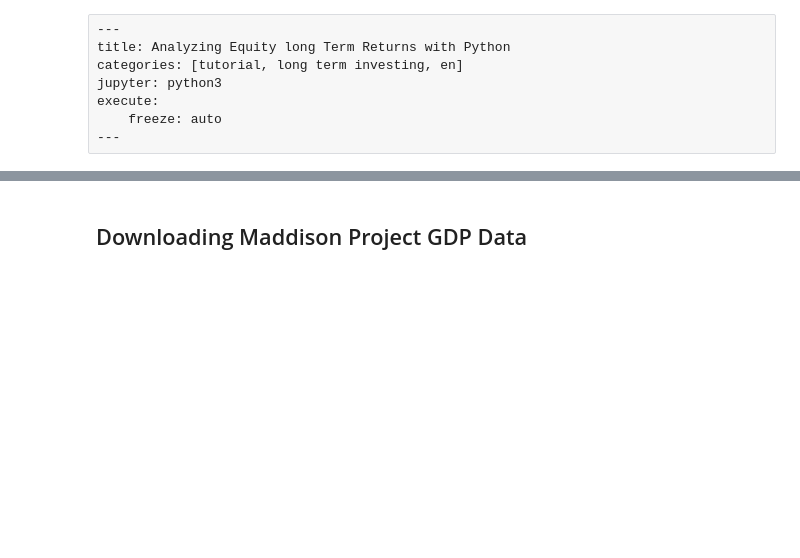
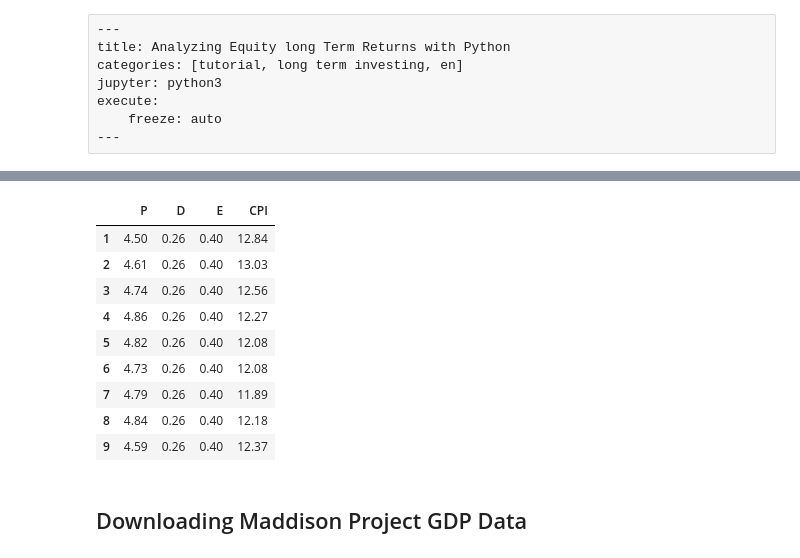
Before and after one commit to vdenoise/portfolio-geek, a Jupyter notebook: posts/tutorials/en/shiller-data-python.ipynb, the cells around one changed output, grey strips where cells are left out. Saved outputs shown, nothing was run; the diff lists cells and outputs as text; code cells hidden in the pictures; blank space fills up the shorter version.

Commit message:
shiller

```diff
--- a/posts/tutorials/en/shiller-data-python.ipynb
+++ b/posts/tutorials/en/shiller-data-python.ipynb
@@ -51,23 +72,34 @@ This code below downloads the Excel file from Shiller's website, directly into m
 # %%
 import requests
 import pandas as pd
 from io import BytesIO
 import dataframe_image as dfi
 
 url = "http://www.econ.yale.edu/~shiller/data/ie_data.xls"
 
 response = requests.get(url)
 
 def make_pretty(styler):
     styler.format(precision=2)
     return styler
 
 # Check if the request was successful
 if response.status_code == 200:
     data = pd.read_excel(BytesIO(response.content), sheet_name='Data', header=7)
 else:
     print("Failed to download the data")
 
-dfi.export(data.iloc[1:10, 1:5].style.pipe(make_pretty), "shiller-data.png")
+data.iloc[1:10, 1:5].style.pipe(make_pretty)
+# %% [output]
+|  | P | D | E | CPI |
+| 1 | 4.50 | 0.26 | 0.40 | 12.84 |
+| 2 | 4.61 | 0.26 | 0.40 | 13.03 |
+| 3 | 4.74 | 0.26 | 0.40 | 12.56 |
+| 4 | 4.86 | 0.26 | 0.40 | 12.27 |
+| 5 | 4.82 | 0.26 | 0.40 | 12.08 |
+| 6 | 4.73 | 0.26 | 0.40 | 12.08 |
+| 7 | 4.79 | 0.26 | 0.40 | 11.89 |
+| 8 | 4.84 | 0.26 | 0.40 | 12.18 |
+| 9 | 4.59 | 0.26 | 0.40 | 12.37 |
 # %% [markdown]
 ## Downloading Maddison Project GDP Data
```
Also changed, not shown: parts of 8 cells of this notebook.
